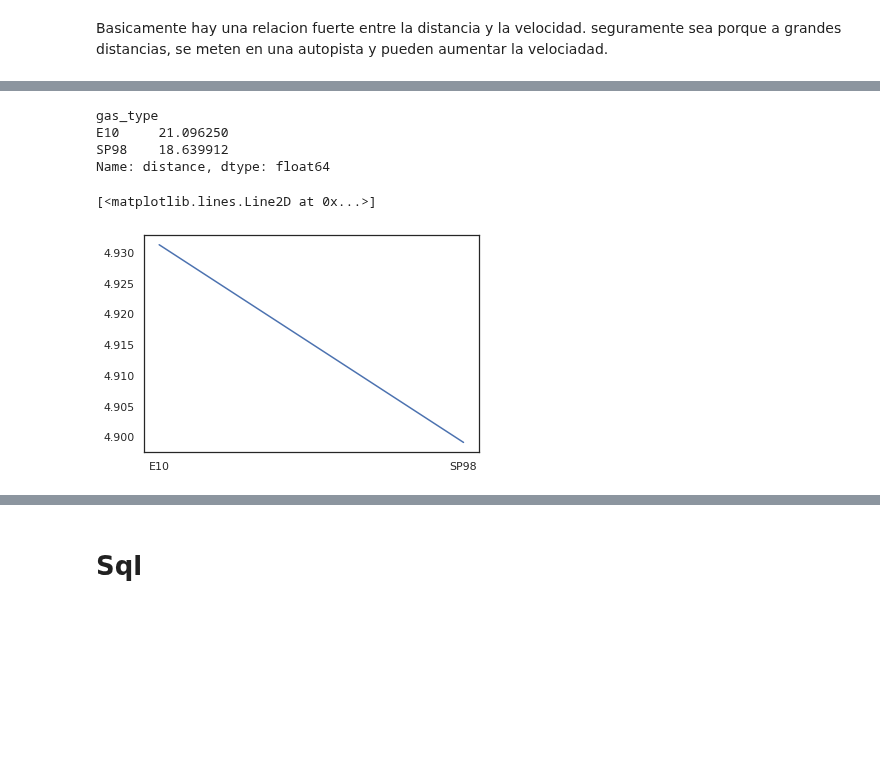
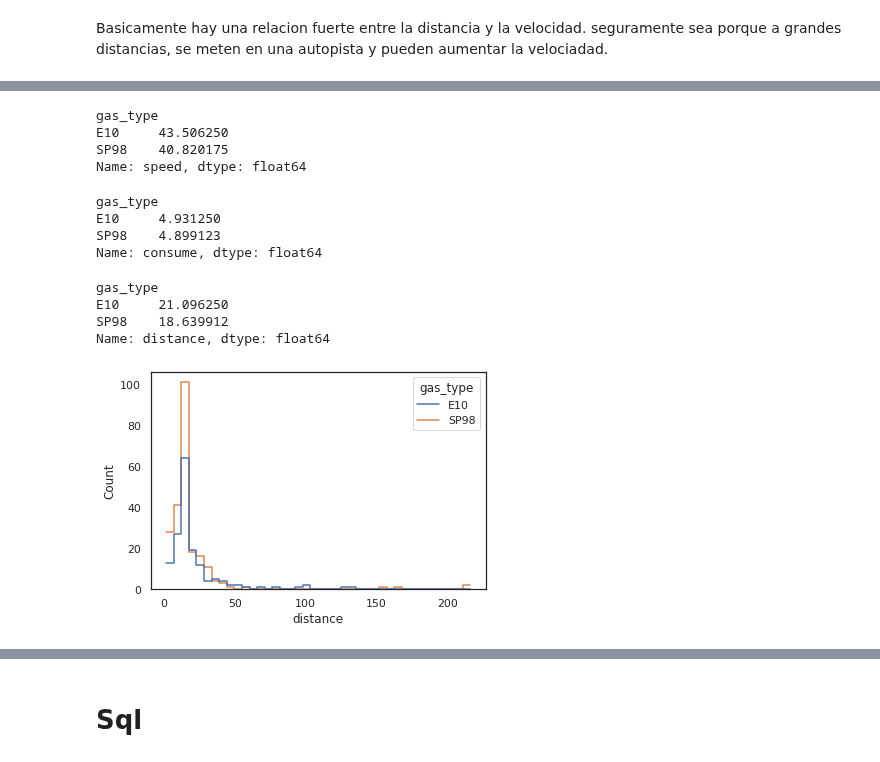
Before and after one commit to VictorRodriguezIronhack/reto_data, a Jupyter notebook: Jupiter.ipynb, the cells around one changed output, grey strips where cells are left out. Drawn from its saved outputs; the diff is of its cells as text; code cells hidden in the pictures; blank space fills up the shorter version.

```diff
--- a/Jupiter.ipynb
+++ b/Jupiter.ipynb
@@ -529,12 +515,29 @@ Name: consume, dtype: float64
-# %%
-df_gasXdistance
-# %% [output]
-gas_type
-E10     21.096250
-SP98    18.639912
-Name: distance, dtype: float64
-# %%
-plt.plot(df_gasXconsume)
-# %% [output]
-[<matplotlib.lines.Line2D at 0x...>]
-[figure, removed]
+# %%
+df_gasXspeed # media de velocidad
+# %% [output]
+gas_type
+E10     43.506250
+SP98    40.820175
+Name: speed, dtype: float64
+# %%
+df_gasXconsume # media de consumo
+# %% [output]
+gas_type
+E10     4.931250
+SP98    4.899123
+Name: consume, dtype: float64
+# %%
+df_gasXdistance  # media de distancia
+# %% [output]
+gas_type
+E10     21.096250
+SP98    18.639912
+Name: distance, dtype: float64
+# %%
+sns.histplot(x=df.distance,
+             hue=df[(df.gas_type=='E10') | (df.gas_type=='SP98')].gas_type,
+             bins=40,
+            element='step',
+            fill=False);
+# %% [output]
+[figure, added]
```
Also changed, not shown: parts of 7 cells of this notebook.
